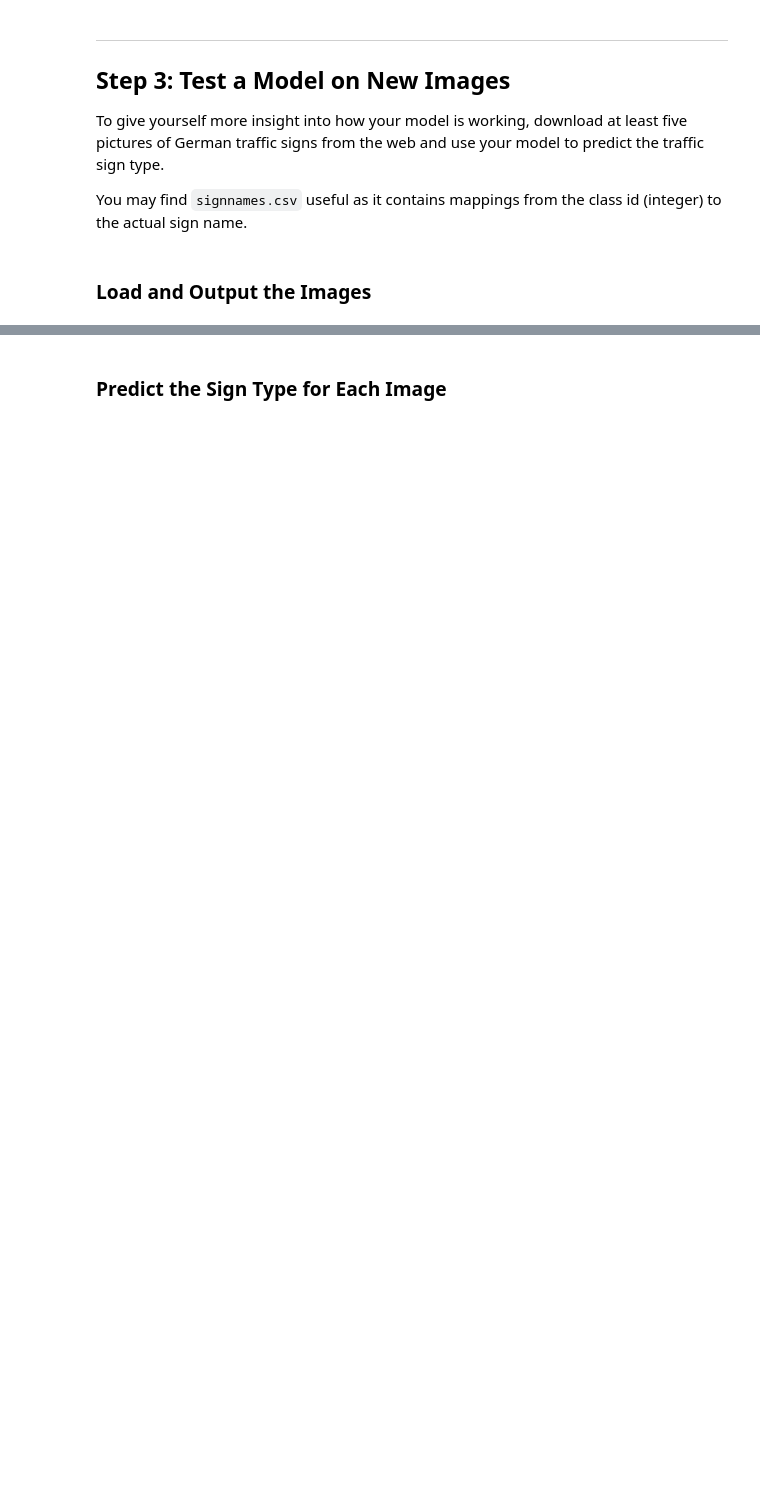
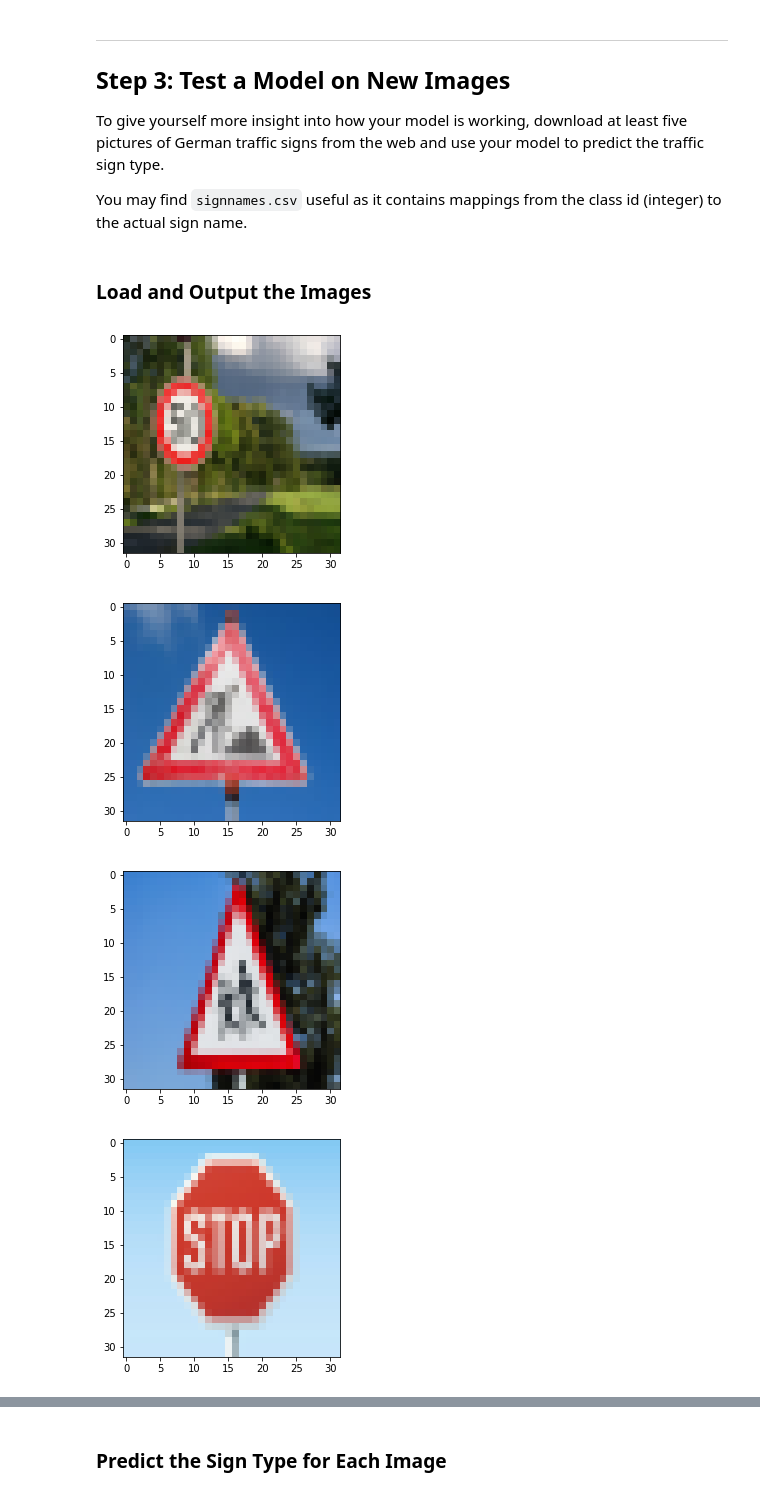
Before and after one commit to hlfshell/Udacity-CarND-Traffic_Sign_Classifier, a Jupyter notebook: Traffic_Sign_Classifier.ipynb, the cells around one changed output, grey strips where cells are left out. Saved outputs shown, nothing was run; the diff lists cells and outputs as text; code cells hidden in the pictures; blank space fills up the shorter version.

```diff
--- a/Traffic_Sign_Classifier.ipynb
+++ b/Traffic_Sign_Classifier.ipynb
@@ -283,8 +286,15 @@ def LeNet(x):
     sigma = 0.1
     dropout_keep_rate = 0.5
 
-    # Layer 1: Convolutional Input = 32x32x1 Output = 28x28x6
-    cn_1_W = tf.Variable(tf.truncated_normal(shape=(5, 5, 1, 6), mean=mu, stddev=sigma))
+    #Below is the Layer 1 when I had a grayscale input.
+#     # Layer 1: Convolutional Input = 32x32x1 Output = 28x28x6
+#     cn_1_W = tf.Variable(tf.truncated_normal(shape=(5, 5, 1, 6), mean=mu, stddev=sigma))
+#     cn_1_b = tf.Variable(tf.zeros(6))
+#     cn_1 = tf.nn.conv2d(x, cn_1_W, strides=[1, 1, 1, 1], padding='VALID') + cn_1_b
+
+    #Below is the Layer 1 when using 3 channel input
+    # Layer 1: Convolutional Input = 32x32x3 Output = 28x28x6
+    cn_1_W = tf.Variable(tf.truncated_normal(shape=(5, 5, 3, 6), mean=mu, stddev=sigma))
     cn_1_b = tf.Variable(tf.zeros(6))
     cn_1 = tf.nn.conv2d(x, cn_1_W, strides=[1, 1, 1, 1], padding='VALID') + cn_1_b
 
@@ -338,7 +348,7 @@ def LeNet(x):
     return results
 # %%
 #x is a placeholder for a batch of input images
-x = tf.placeholder(tf.float32, (None, 32, 32, 1))
+x = tf.placeholder(tf.float32, (None, 32, 32, 3))
 
 #y is a palceholder for a batch of output labels
 y = tf.placeholder(tf.int32, (None))
@@ -447,0 +455,26 @@ You may find `signnames.csv` useful as it contains mappings from the class id (i
+# %%
+import numpy as np
+import cv2
+import glob
+import matplotlib.image as mpimg
+
+X_evaluate = []
+for i in range(0, 5):
+    img = cv2.imread("./evaluation-signs/{0}.jpg".format(i))
+    #Open CV reads BGR - we need to split image data and return to RGB
+    b,g,r = cv2.split(img)
+    img = cv2.merge([r,g,b])
+    #resize the image to 32 x 32
+    img = cv2.resize(img, (32, 32), interpolation=cv2.INTER_AREA)
+    X_evaluate.append(img)
+
+y_evaluate = [2, 25, 27, 14, 17] #Manually done
+
+for image in X_evaluate:
+    plt.figure()
+    plt.imshow(image)
+# %% [output]
+[figure, added]
+[figure, added]
+[figure, added]
+[figure, added]
```
Also changed, not shown: parts of 12 cells of this notebook.
